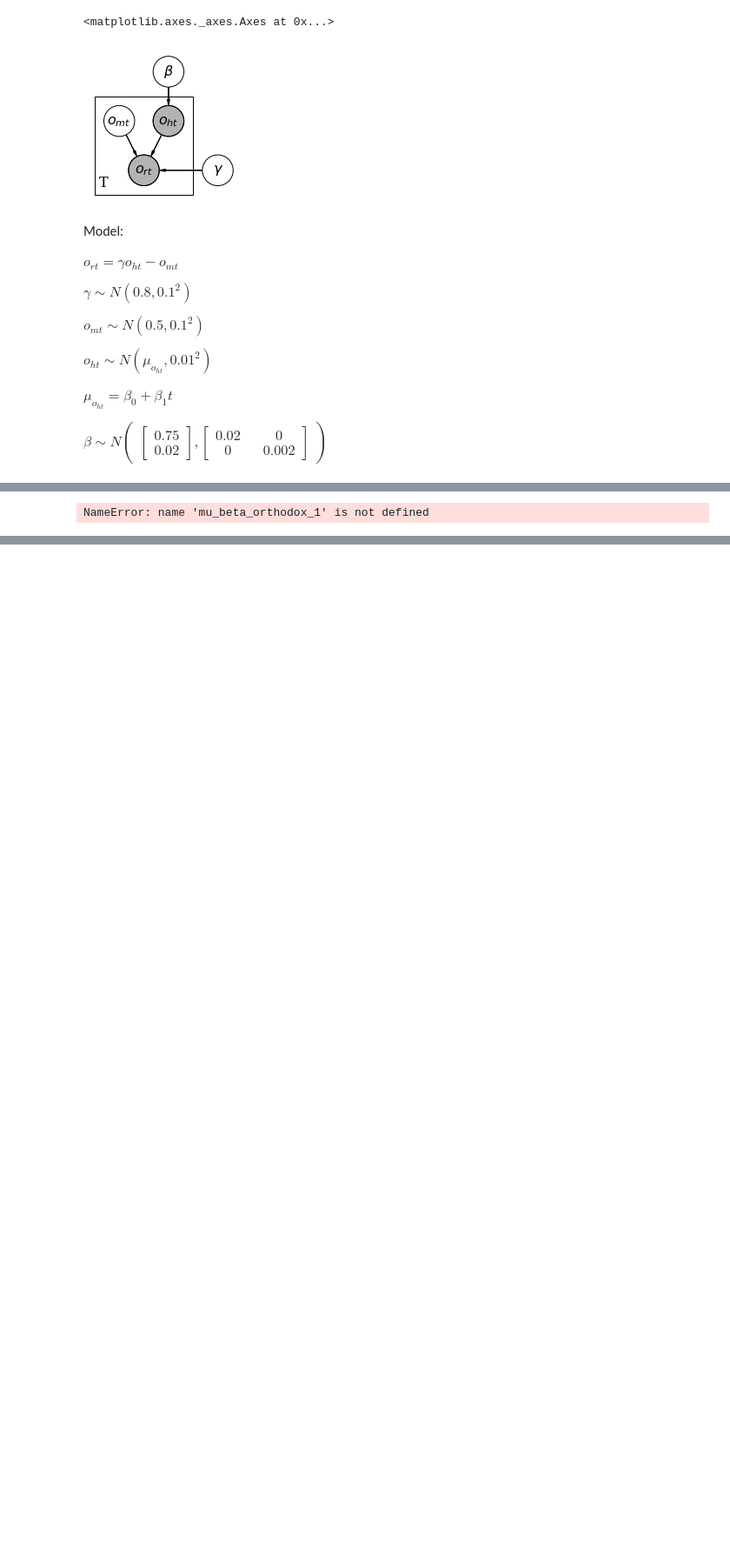
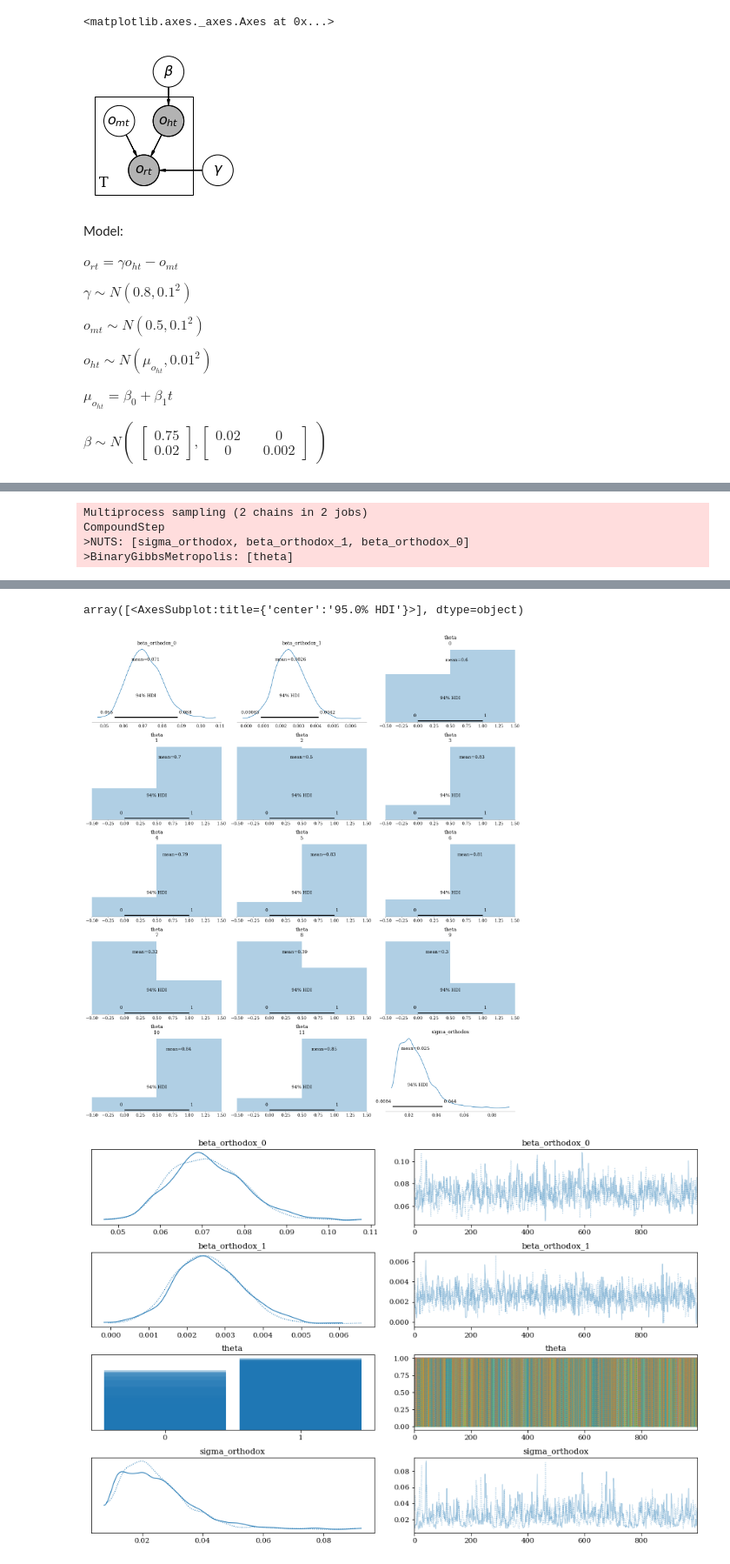
Before and after one commit to AnttiHaerkoenen/vyborg_orthodox, a Jupyter notebook: notebooks/missing_orthodox.ipynb, the cells around one changed output, grey strips where cells are left out. Shown at 87% size. Cells and saved outputs as stored; diff of their text form; code cells hidden in the pictures; blank space fills up the shorter version.

Commit message:
theta addedd

```diff
--- a/notebooks/missing_orthodox.ipynb
+++ b/notebooks/missing_orthodox.ipynb
@@ -196,13 +202,15 @@ Only one chain was sampled, this makes it impossible to run some convergence che
 # %%
-mu_beta_orthodox_1
+mu_beta_orthodox_1 = 0.004
 
 with pm.Model() as model_orthodox:
-    beta_orthodox_0 = pm.Normal("beta_orthodox_0", mu=0.1, sigma=0.001)
+    beta_orthodox_0 = pm.Normal("beta_orthodox_0", mu=0.1, sigma=0.01)
     beta_orthodox_1 = pm.Normal("beta_orthodox_1", mu=mu_beta_orthodox_1, sigma=0.001)
-    theta = [0, 0, 0, 1, 1, 1, 1, 0, 0, 0, 1, 1]
-    missing = data_pm.orthodox_in_russia * theta
-    mu_total = tt.sub(tt.add(beta_orthodox_0, tt.mul(beta_orthodox_1, data_pm.t)), missing)
-    total = pm.Normal.dist(
+    # theta = [0, 0, 0, 1, 1, 1, 1, 0, 0, 0, 1, 1]
+    theta = pm.Bernoulli('theta', p=0.5, shape=n)
+    sigma_total = pm.Exponential('sigma_orthodox', 10)
+    missing = np.asarray(data_pm.orthodox_in_russia) * theta
+    mu_total = beta_orthodox_0 + beta_orthodox_1 * t - missing
+    total = pm.Normal(
         'total',
         mu=mu_total,
         sigma=sigma_total,
@@ -214,36 +222,11 @@ with pm.Model() as model_orthodox:
     posterior = pm.sample()
     posterior_pred = pm.sample_posterior_predictive(posterior)
 
-# with pm.Model() as model:
-#     n, _ = data_pm.shape
-#     beta_0 = pm.Normal("beta_0", mu=0.9, sigma=0.1)
-#     beta_1 = pm.Normal("beta_1", mu=0.015, sigma=0.1)
-#     idx = np.arange(n-1)
-#     cov_e = np.diag(np.repeat(20, n))
-#     sigma_total = pm.Exponential("sigma_total", 0.2)
-#     mu_total = beta_0 + beta_1 * data_pm.t
-#     total = pm.Normal(
-#         "total",
-#         mu=mu_total,
-#         sigma=sigma_total,
-#         observed=data_pm.register_total,
-#     )
-#     trace = pm.sample(1000, tune=2000, init="advi+adapt_diag")
-#     prior = pm.sample_prior_predictive()
-#     posterior = pm.sample()
-#     posterior_pred = pm.sample_posterior_predictive(posterior)
-
-# with pm.Model() as model:
-#     pm.glm.GLM.from_formula(
-#         'health_council_orthodox ~ t',
-#         family=pm.glm.families.Normal(),
-#         data=data_pm,
-#     )
-#     posterior = pm.sample()
-#     posterior_pred = pm.sample_posterior_predictive(posterior)
-
 az.plot_posterior(posterior)
 az.plot_trace(posterior)
 az.plot_forest(posterior, combined=True, hdi_prob=0.95)
 # %% [output]
-NameError: name 'mu_beta_orthodox_1' is not defined
+Multiprocess sampling (2 chains in 2 jobs)
+CompoundStep
+>NUTS: [sigma_orthodox, beta_orthodox_1, beta_orthodox_0]
+>BinaryGibbsMetropolis: [theta]
@@ -249,0 +245,3 @@ NameError: name 'mu_beta_orthodox_1' is not defined
+array([<AxesSubplot:title={'center':'95.0% HDI'}>], dtype=object)
+[figure, added]
+[figure, added]
```
Also changed, not shown: parts of 6 cells of this notebook, 3 other files.
